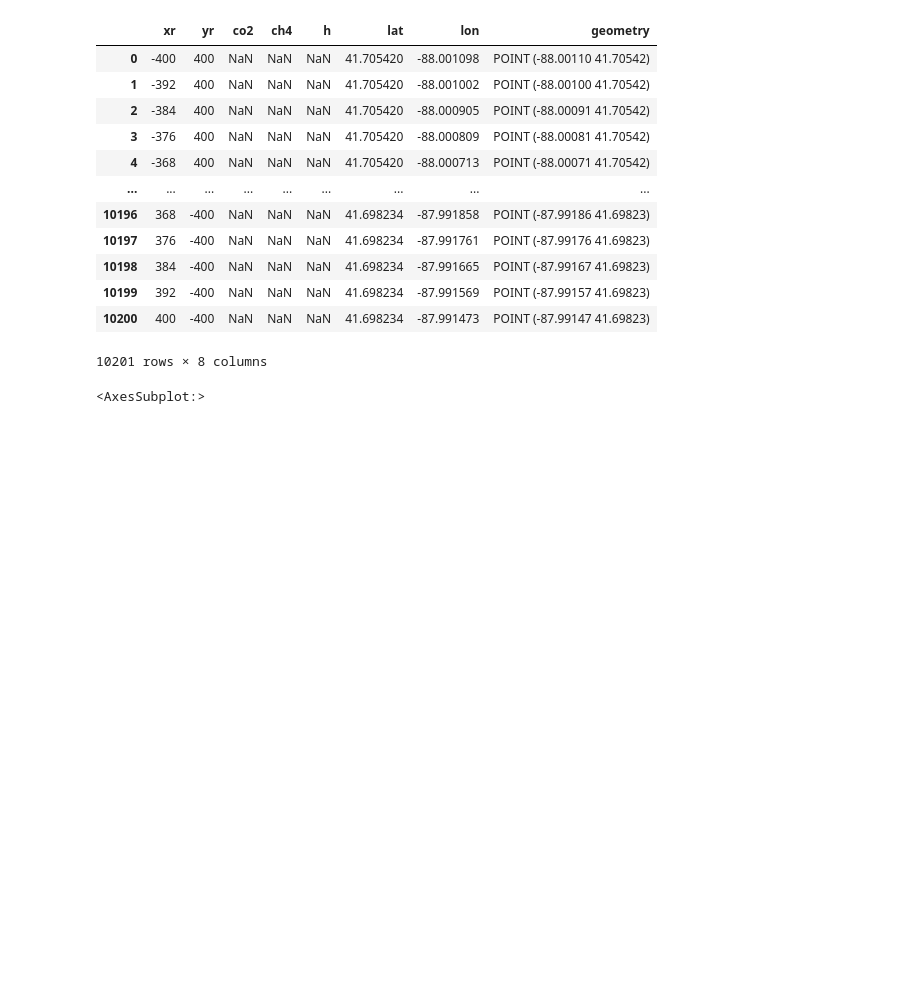
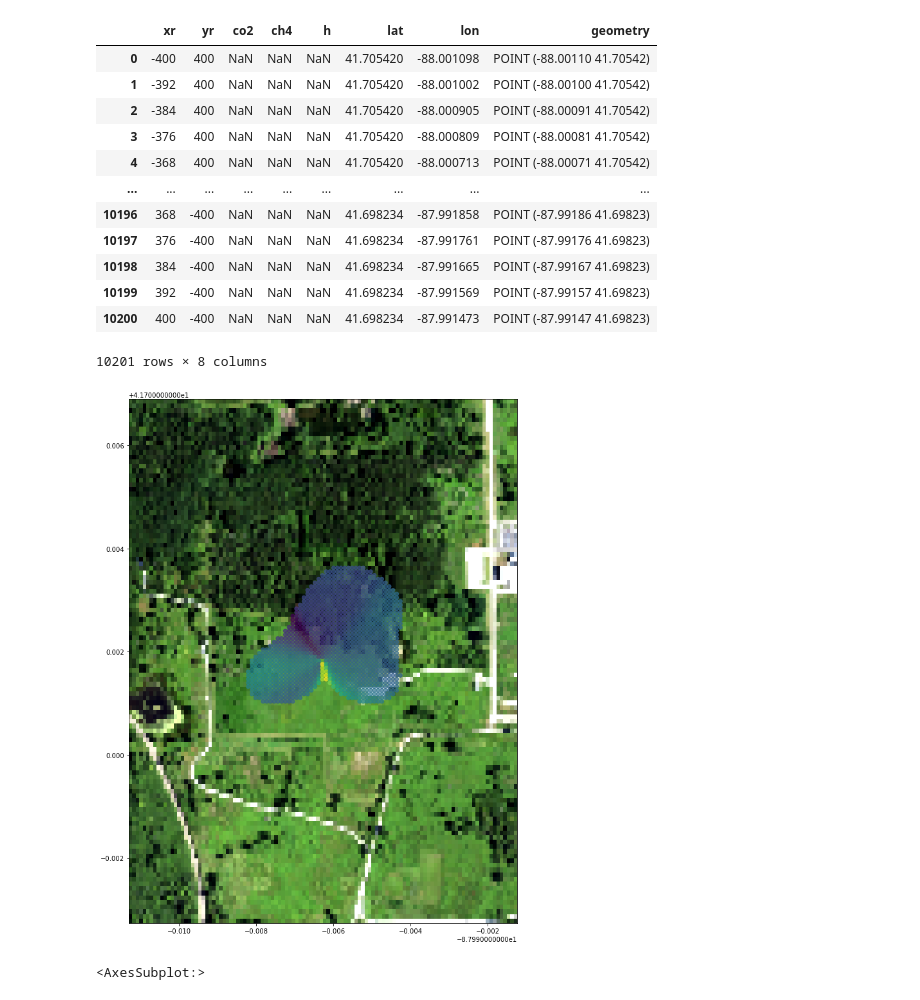
Before and after one commit to ottobriner/atmos-flux-data, a Jupyter notebook: atmos-spatial.ipynb, the cells around one changed output. Saved outputs shown, nothing was run; the diff lists cells and outputs as text; code cells hidden in the pictures; blank space fills up the shorter version.

Commit message:
script for downloading NAIP, plotting fluxes on image

```diff
--- a/atmos-spatial.ipynb
+++ b/atmos-spatial.ipynb
@@ -71,3 +88,14 @@ gdf
+# %%
+f,ax = plt.subplots(figsize=(15,15))
+
+ATMOS = rasterio.open('ATMOS_NAIP_0.01.tif')
+rasterio.plot.show(ATMOS.read(), ax = ax, transform=ATMOS.transform)
+gdf.plot(ax=ax, c = gdf.loc[:,'ch4'], alpha = 0.7, kind = 'geo')
+
+plt.savefig(f'output/atmos_ffp_NAIP_0.01.png')
+ATMOS.close()
+# %% [output]
+[figure, added]
 # %%
 gdf.plot(c = gdf['ch4'], kind = 'geo')
 # %% [output]
```
Also changed, not shown: parts of 4 cells of this notebook, 2 other files.
